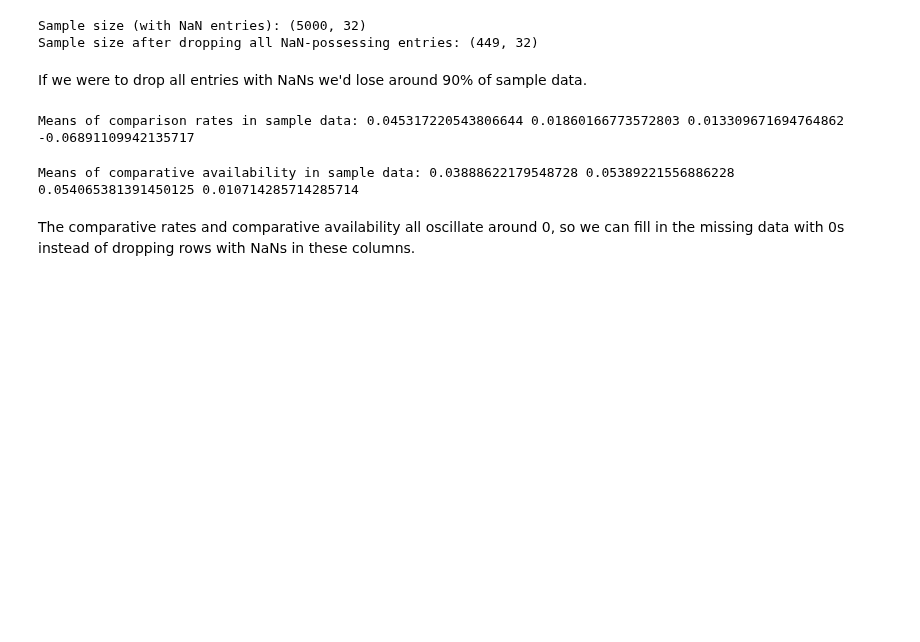
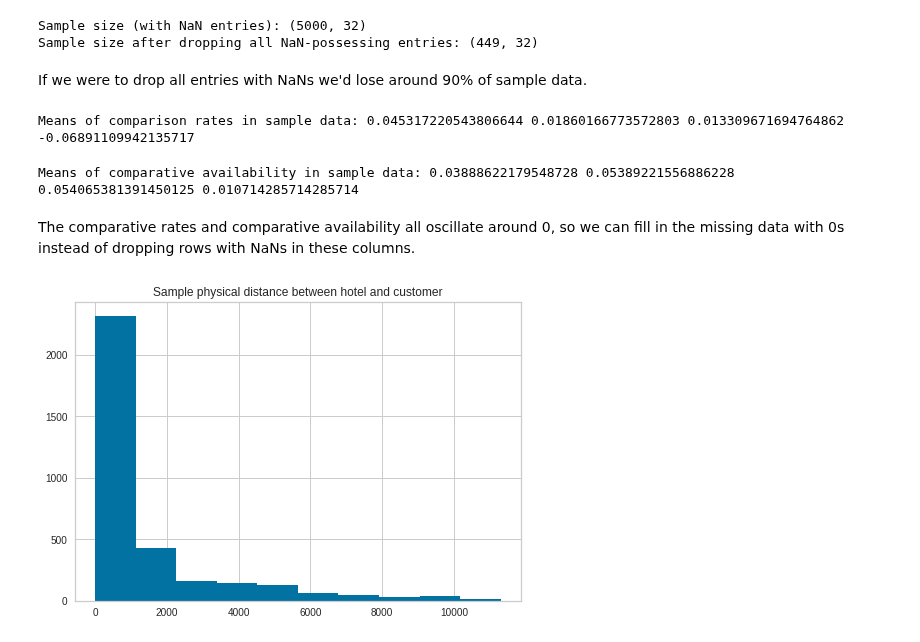
Before and after one commit to sid-chaubs/data-mining-assignment-1, a Jupyter notebook: DMT_Assignment_2.ipynb, the cells around one changed output. Saved outputs shown, nothing was run; the diff lists cells and outputs as text; code cells hidden in the pictures; blank space fills up the shorter version.

```diff
--- a/DMT_Assignment_2.ipynb
+++ b/DMT_Assignment_2.ipynb
@@ -193,3 +232,8 @@ The comparative rates and comparative availability all oscillate around 0, so we
 fill_cols = ['comp2_rate', 'comp2_inv', 'comp3_rate', 'comp3_inv', 'comp5_rate', 'comp5_inv', 'comp8_rate', 'comp8_inv']
 sample_X_imputed = pd.DataFrame.copy(sample_X)
 sample_X_imputed[fill_cols] = sample_X_imputed[fill_cols].fillna(0)
+# %%
+_, ddbins, _ = plt.hist(sample_X.orig_destination_distance)
+plt.title('Sample physical distance between hotel and customer');
+# %% [output]
+[figure, added]
```
Also changed, not shown: parts of 13 cells of this notebook.
